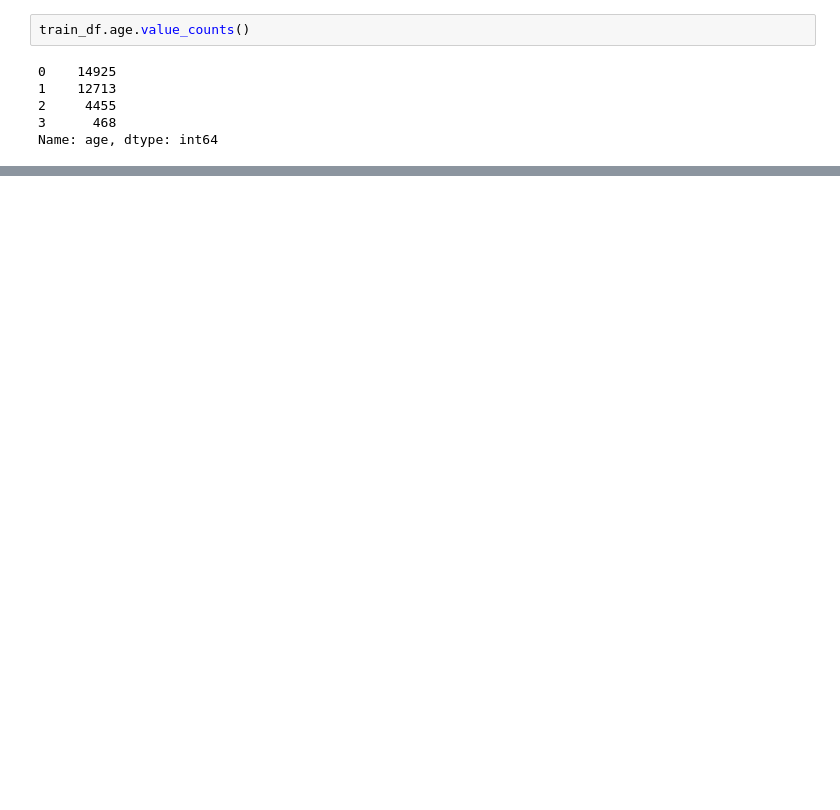
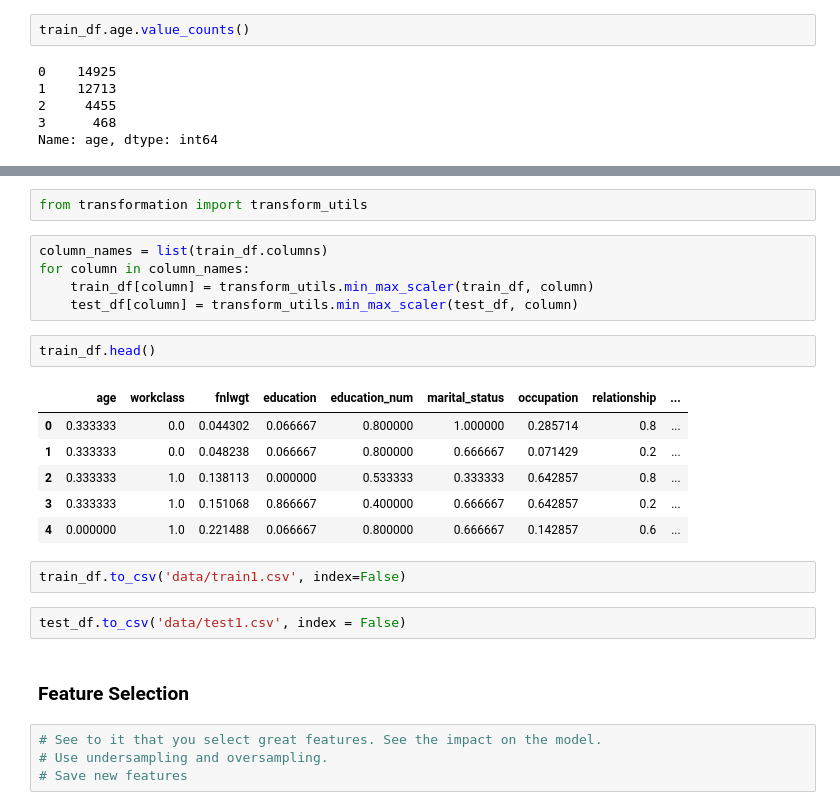
Before and after one commit to Nwankwo-Nnaemeka/Census-Income-Bracket, a Jupyter notebook: 04-data-transformation.ipynb, the cells around one changed output, grey strips where cells are left out. Cells and saved outputs as stored; diff of their text form; blank space fills up the shorter version.

```diff
--- a/04-data-transformation.ipynb
+++ b/04-data-transformation.ipynb
@@ -337,0 +321,26 @@ test_df.head(10)
+# %%
+from transformation import transform_utils
+# %%
+column_names = list(train_df.columns)
+for column in column_names:
+    train_df[column] = transform_utils.min_max_scaler(train_df, column)
+    test_df[column] = transform_utils.min_max_scaler(test_df, column)
+# %%
+train_df.head()
+# %% [output]
+|  | age | workclass | fnlwgt | education | education_num | marital_status | occupation | relationship | ... |
+| 0 | 0.333333 | 0.0 | 0.044302 | 0.066667 | 0.800000 | 1.000000 | 0.285714 | 0.8 | ... |
+| 1 | 0.333333 | 0.0 | 0.048238 | 0.066667 | 0.800000 | 0.666667 | 0.071429 | 0.2 | ... |
+| 2 | 0.333333 | 1.0 | 0.138113 | 0.000000 | 0.533333 | 0.333333 | 0.642857 | 0.8 | ... |
+| 3 | 0.333333 | 1.0 | 0.151068 | 0.866667 | 0.400000 | 0.666667 | 0.642857 | 0.2 | ... |
+| 4 | 0.000000 | 1.0 | 0.221488 | 0.066667 | 0.800000 | 0.666667 | 0.142857 | 0.6 | ... |
+# %%
+train_df.to_csv('data/train1.csv', index=False)
+# %%
+test_df.to_csv('data/test1.csv', index = False)
+# %% [markdown]
+### Feature Selection
+# %%
+# See to it that you select great features. See the impact on the model.
+# Use undersampling and oversampling.
+# Save new features
```
Also changed, not shown: parts of 7 cells of this notebook, 2 other files.
